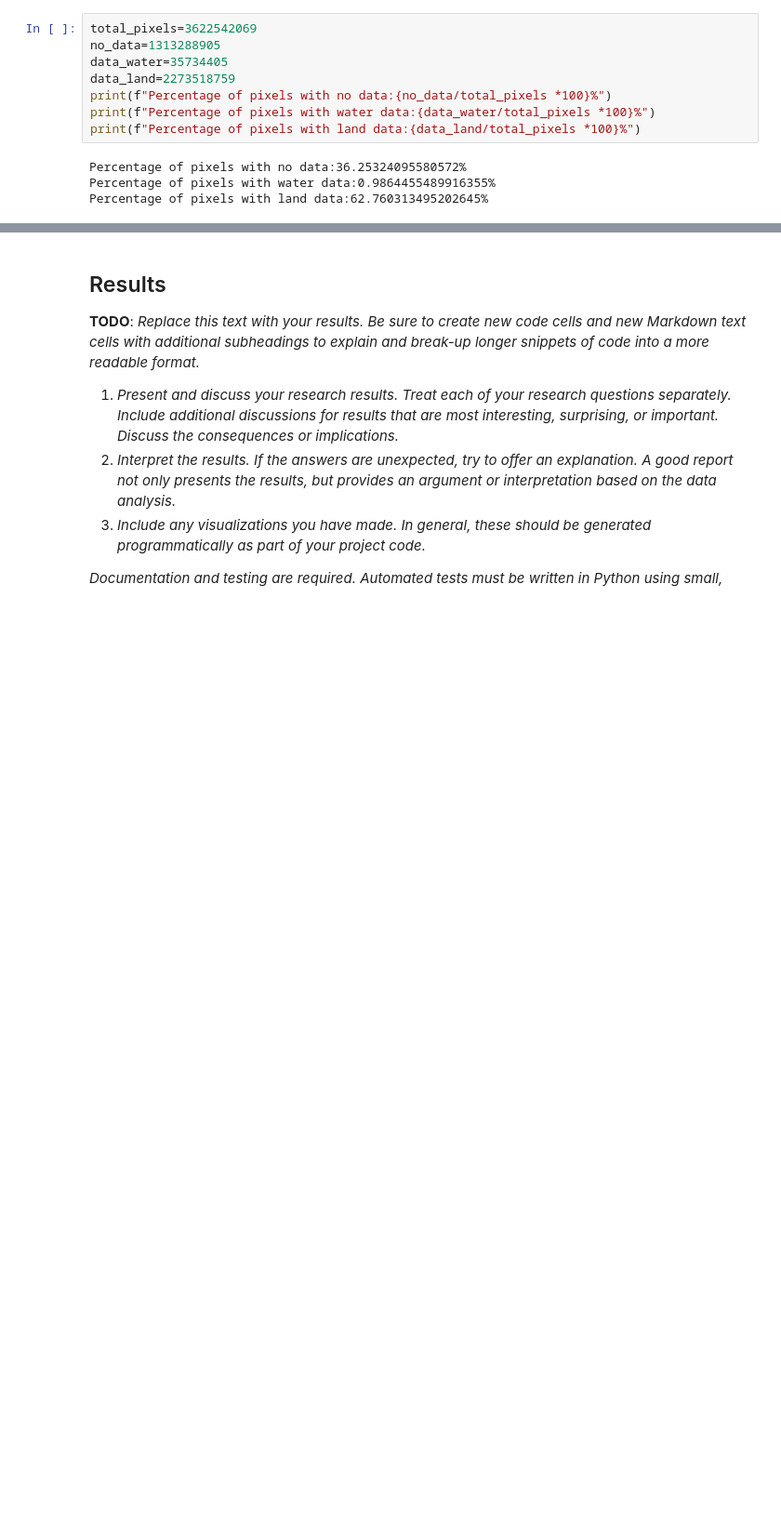
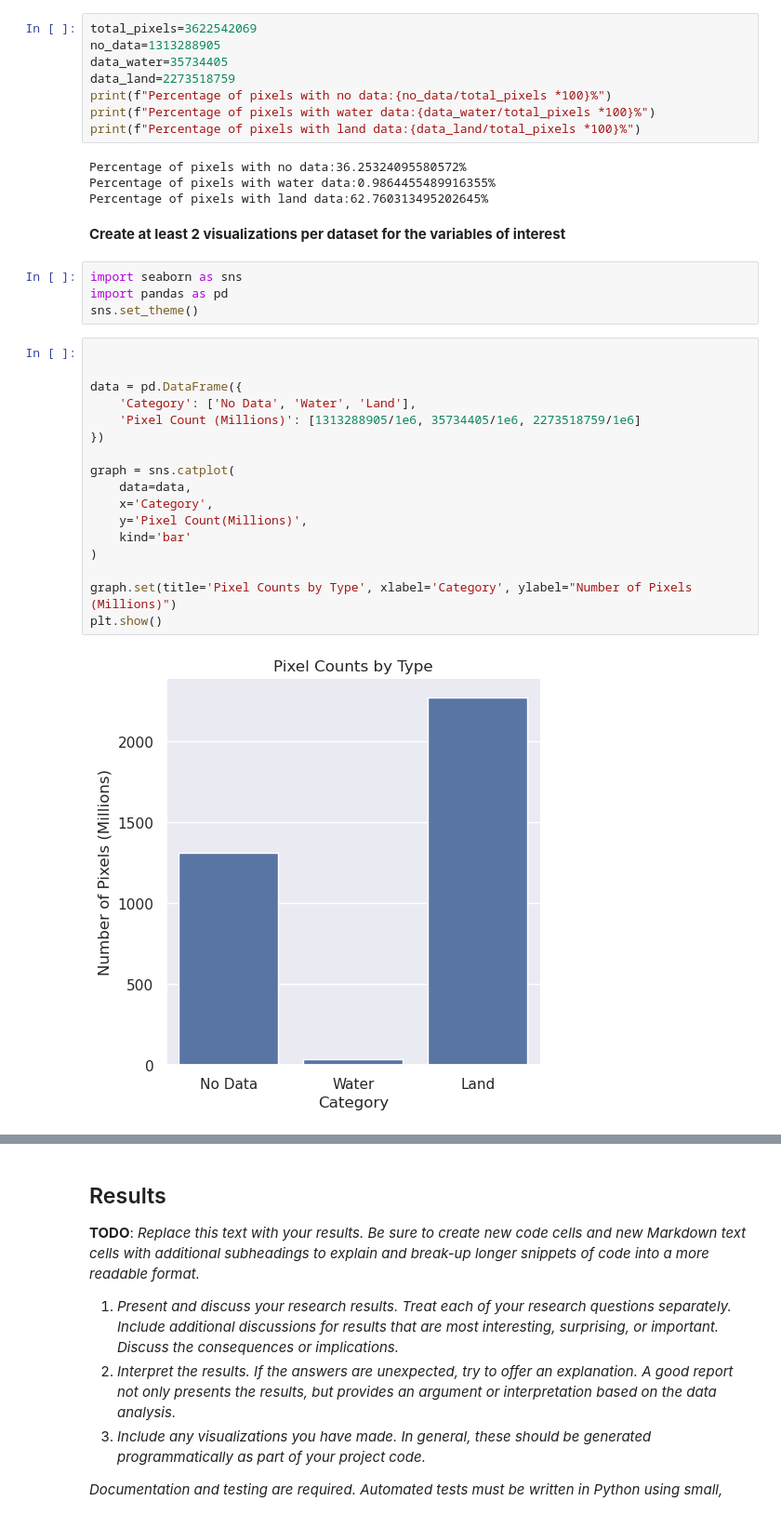
Before and after one commit to NarenRamakrishnan/Machine-Learning-Techniques-for-Flood-Extent-Detection, a Jupyter notebook: project.ipynb, the cells around one changed output, grey strips where cells are left out. Shown: that part at 93% size. Saved outputs shown, nothing was run; the diff lists cells and outputs as text; blank space fills up the shorter version.

```diff
--- a/project.ipynb
+++ b/project.ipynb
@@ -394,3 +384,28 @@ print(f"Percentage of pixels with land data:{data_land/total_pixels *100}%")
 Percentage of pixels with no data:36.25324095580572%
 Percentage of pixels with water data:0.9864455489916355%
 Percentage of pixels with land data:62.760313495202645%
+# %% [markdown]
+**Create at least 2 visualizations per dataset for the variables of interest**
+# %%
+import seaborn as sns
+import pandas as pd
+sns.set_theme()
+# %%
+
+
+data = pd.DataFrame({
+    'Category': ['No Data', 'Water', 'Land'],
+    'Pixel Count (Millions)': [1313288905/1e6, 35734405/1e6, 2273518759/1e6]
+})
+
+graph = sns.catplot(
+    data=data,
+    x='Category',
+    y='Pixel Count(Millions)',
+    kind='bar'
+)
+
+graph.set(title='Pixel Counts by Type', xlabel='Category', ylabel="Number of Pixels (Millions)")
+plt.show()
+# %% [output]
+[figure, added]
```
Also changed, not shown: parts of 13 cells of this notebook.
